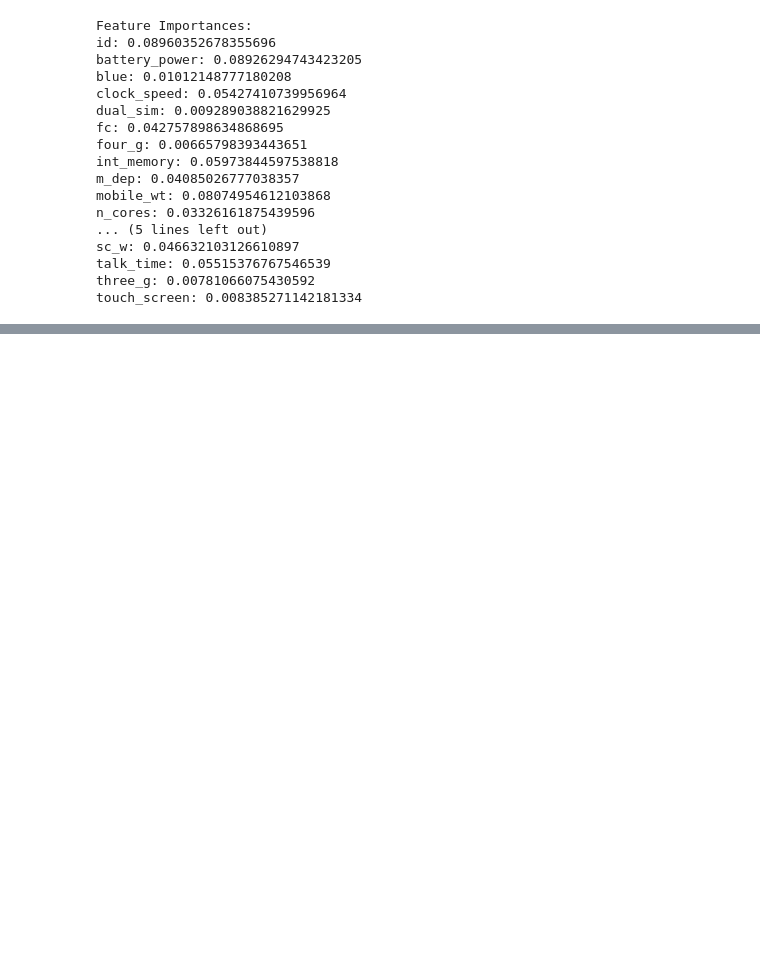
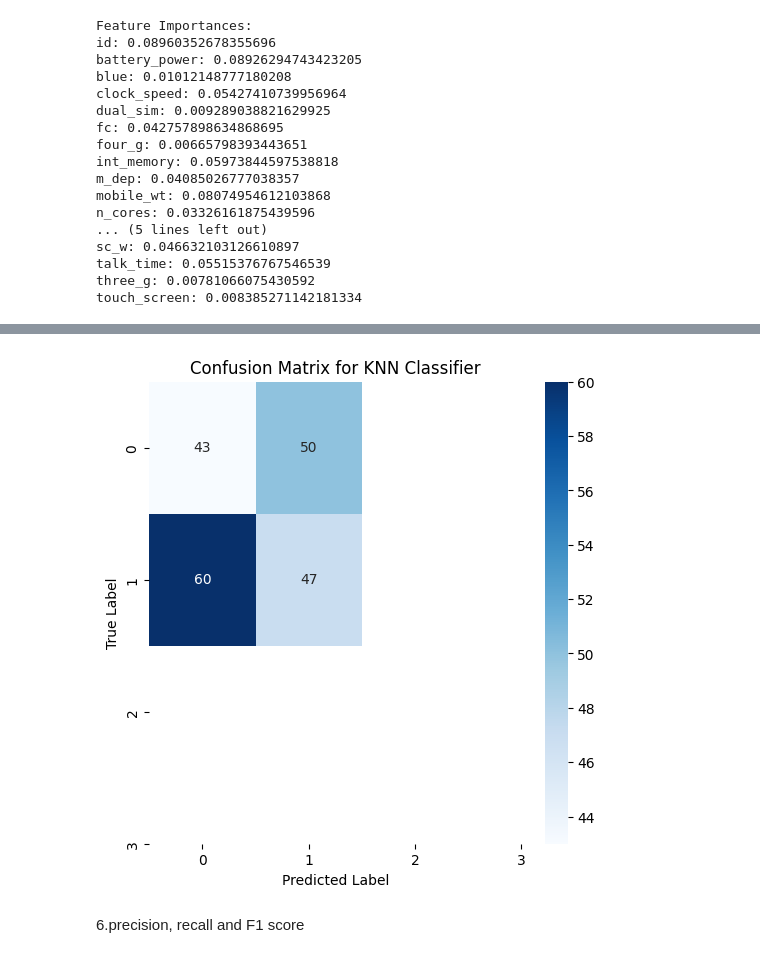
Before and after one commit to VishnuDattu/vishnu-, a Jupyter notebook: STML_PROJECT.ipynb, the cells around one changed output, grey strips where cells are left out. Cells and saved outputs as stored; diff of their text form; code cells hidden in the pictures; blank space fills up the shorter version.

```diff
--- a/STML_PROJECT.ipynb
+++ b/STML_PROJECT.ipynb
@@ -142,0 +145,35 @@ touch_screen: 0.008385271142181334
+# %%
+import pandas as pd
+import numpy as np
+from sklearn.model_selection import train_test_split
+from sklearn.preprocessing import StandardScaler
+from sklearn.neighbors import KNeighborsClassifier
+from sklearn.metrics import accuracy_score, classification_report, confusion_matrix
+import matplotlib.pyplot as plt
+
+url = "/content/test.csv"
+df = pd.read_csv(url)
+print(df.head())
+
+if 'price_range' in df.columns:
+    X = df.drop(columns=["price_range"])
+    y = df["price_range"]
+else:
+    print("Column 'price_range' not found in the DataFrame. Check your CSV file.")
+scaler = StandardScaler()
+X_scaled = scaler.fit_transform(X)
+
+X_train, X_test, y_train, y_test = train_test_split(X_scaled, y, test_size=0.2, random_state=42)
+
+knn = KNeighborsClassifier(n_neighbors=5)
+
+knn.fit(X_train, y_train)
+
+y_pred = knn.predict(X_test)
+
+accuracy = accuracy_score(y_test, y_pred)
+print(f"Accuracy: {accuracy:.3f}")
+print("Classification Report:")
+print(classification_report(y_test, y_pred))
+print("Confusion Matrix:")
+print(confusion_matrix(y_test, y_pred))
@@ -142,0 +198,13 @@ touch_screen: 0.008385271142181334
+# %%
+import seaborn as sns
+
+plt.figure(figsize=(6, 6))
+sns.heatmap(confusion_matrix(y_test, y_pred), annot=True, fmt="d", cmap="Blues", xticklabels=np.arange(4), yticklabels=np.arange(4))
+plt.title("Confusion Matrix for KNN Classifier")
+plt.xlabel("Predicted Label")
+plt.ylabel("True Label")
+plt.show()
+# %% [output]
+[figure, added]
+# %% [markdown]
+6.precision, recall and F1 score
```
Also changed, not shown: parts of 3 cells of this notebook.
